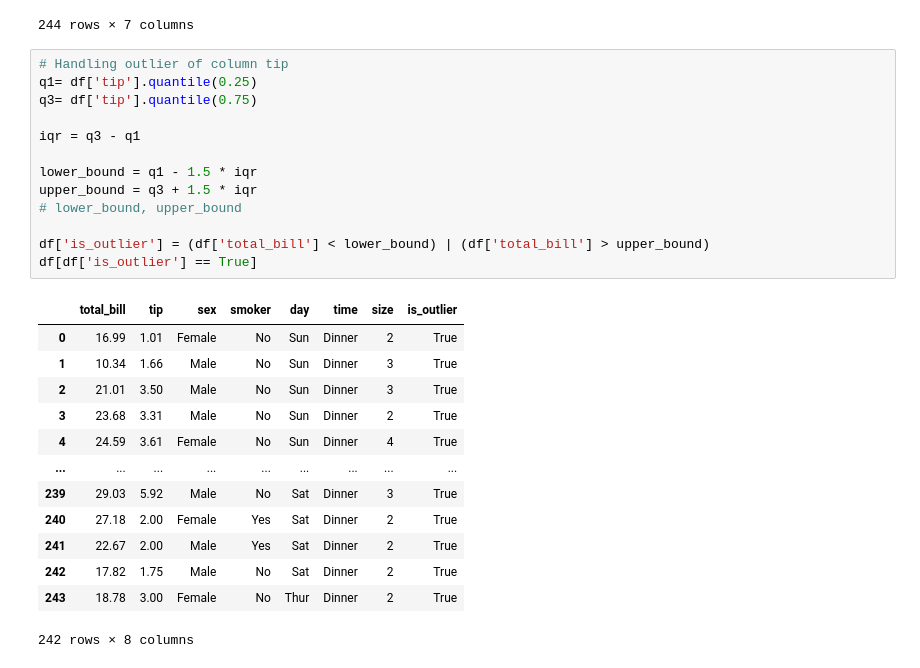
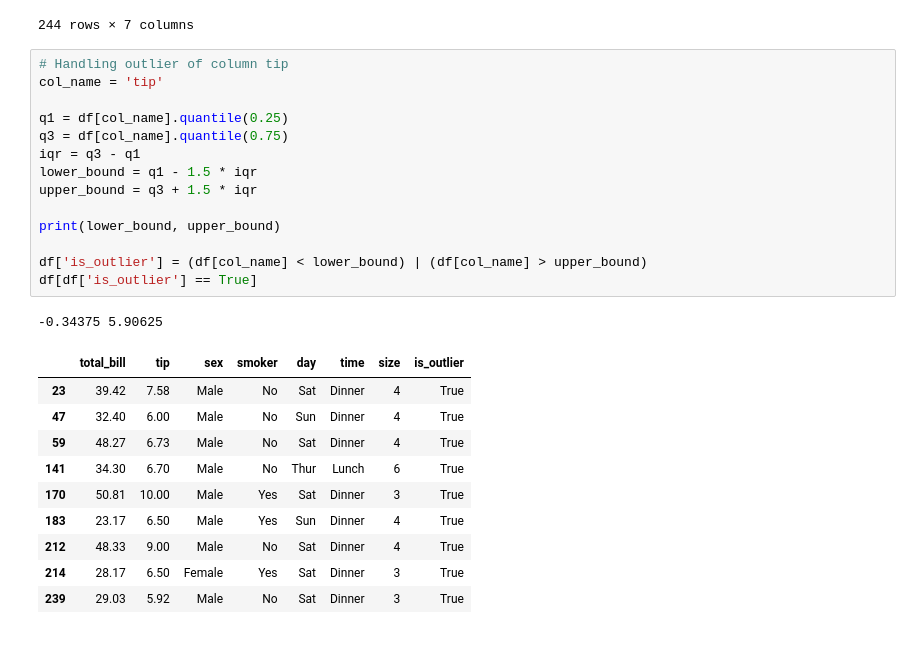
Before and after one commit to SalinaSth/techaxis, a Jupyter notebook: day32.ipynb, the cells around one changed output. Drawn from its saved outputs; the diff is of its cells as text.

```diff
--- a/day32.ipynb
+++ b/day32.ipynb
@@ -220,29 +238,28 @@ df
 244 rows × 7 columns
 # %%
 # Handling outlier of column tip
-q1= df['tip'].quantile(0.25)
-q3= df['tip'].quantile(0.75)
+col_name = 'tip'
 
+q1 = df[col_name].quantile(0.25)
+q3 = df[col_name].quantile(0.75)
 iqr = q3 - q1
-
 lower_bound = q1 - 1.5 * iqr
 upper_bound = q3 + 1.5 * iqr
-# lower_bound, upper_bound
 
-df['is_outlier'] = (df['total_bill'] < lower_bound) | (df['total_bill'] > upper_bound)
+print(lower_bound, upper_bound)
+
+df['is_outlier'] = (df[col_name] < lower_bound) | (df[col_name] > upper_bound)
 df[df['is_outlier'] == True]
 # %% [output]
+-0.34375 5.90625
 |  | total_bill | tip | sex | smoker | day | time | size | is_outlier |
-| 0 | 16.99 | 1.01 | Female | No | Sun | Dinner | 2 | True |
-| 1 | 10.34 | 1.66 | Male | No | Sun | Dinner | 3 | True |
-| 2 | 21.01 | 3.50 | Male | No | Sun | Dinner | 3 | True |
-| 3 | 23.68 | 3.31 | Male | No | Sun | Dinner | 2 | True |
-| 4 | 24.59 | 3.61 | Female | No | Sun | Dinner | 4 | True |
-| ... | ... | ... | ... | ... | ... | ... | ... | ... |
+| 23 | 39.42 | 7.58 | Male | No | Sat | Dinner | 4 | True |
+| 47 | 32.40 | 6.00 | Male | No | Sun | Dinner | 4 | True |
+| 59 | 48.27 | 6.73 | Male | No | Sat | Dinner | 4 | True |
+| 141 | 34.30 | 6.70 | Male | No | Thur | Lunch | 6 | True |
+| 170 | 50.81 | 10.00 | Male | Yes | Sat | Dinner | 3 | True |
+| 183 | 23.17 | 6.50 | Male | Yes | Sun | Dinner | 4 | True |
+| 212 | 48.33 | 9.00 | Male | No | Sat | Dinner | 4 | True |
+| 214 | 28.17 | 6.50 | Female | Yes | Sat | Dinner | 3 | True |
 | 239 | 29.03 | 5.92 | Male | No | Sat | Dinner | 3 | True |
-| 240 | 27.18 | 2.00 | Female | Yes | Sat | Dinner | 2 | True |
-| 241 | 22.67 | 2.00 | Male | Yes | Sat | Dinner | 2 | True |
-| 242 | 17.82 | 1.75 | Male | No | Sat | Dinner | 2 | True |
-| 243 | 18.78 | 3.00 | Female | No | Thur | Dinner | 2 | True |
-242 rows × 8 columns
 # %%
```
Also changed, not shown: parts of 8 cells of this notebook, 7 other files.
